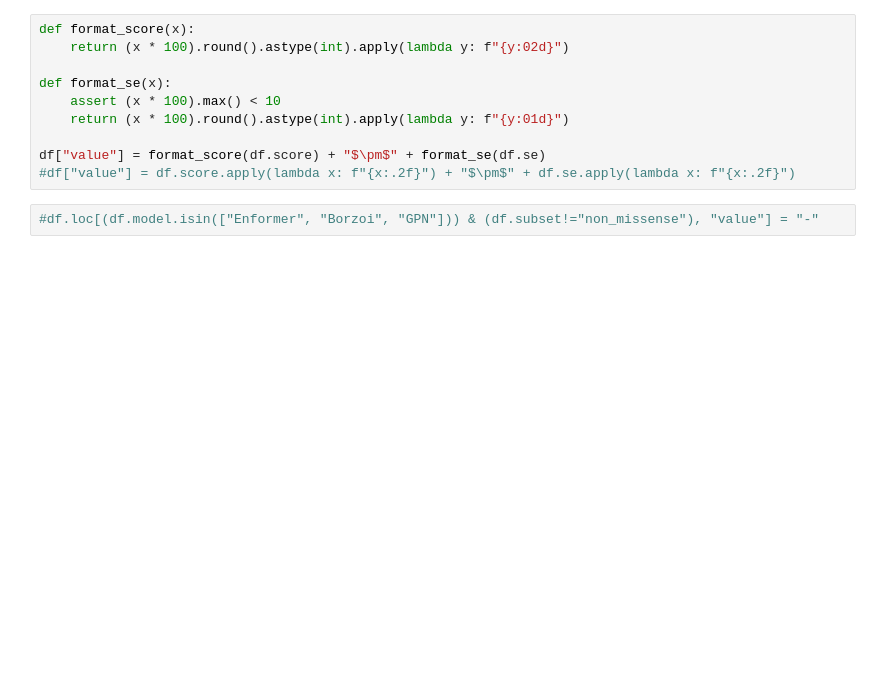
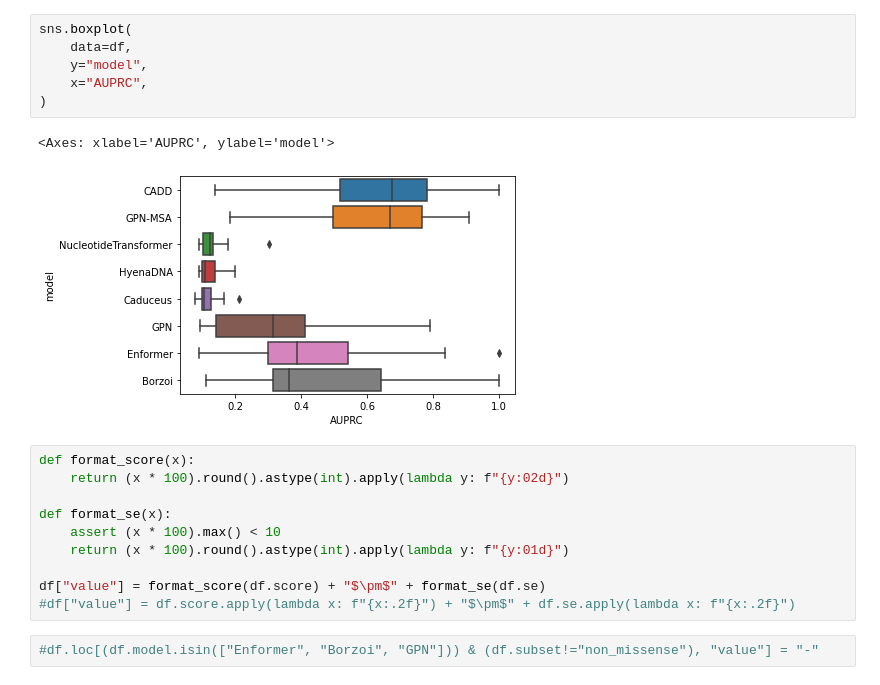
Before and after one commit to minjaf/TraitGym, a Jupyter notebook: workflow/notebooks/results_table.ipynb, the cells around one changed output. Cells and saved outputs as stored; diff of their text form; blank space fills up the shorter version.

```diff
--- a/workflow/notebooks/results_table.ipynb
+++ b/workflow/notebooks/results_table.ipynb
@@ -86,3 +130,12 @@ df
+# %%
+sns.boxplot(
+    data=df,
+    y="model",
+    x="AUPRC",
+)
+# %% [output]
+<Axes: xlabel='AUPRC', ylabel='model'>
+[figure, added]
 # %%
 def format_score(x):
     return (x * 100).round().astype(int).apply(lambda y: f"{y:02d}")
```
Also changed, not shown: parts of 8 cells of this notebook, 2 other files.
